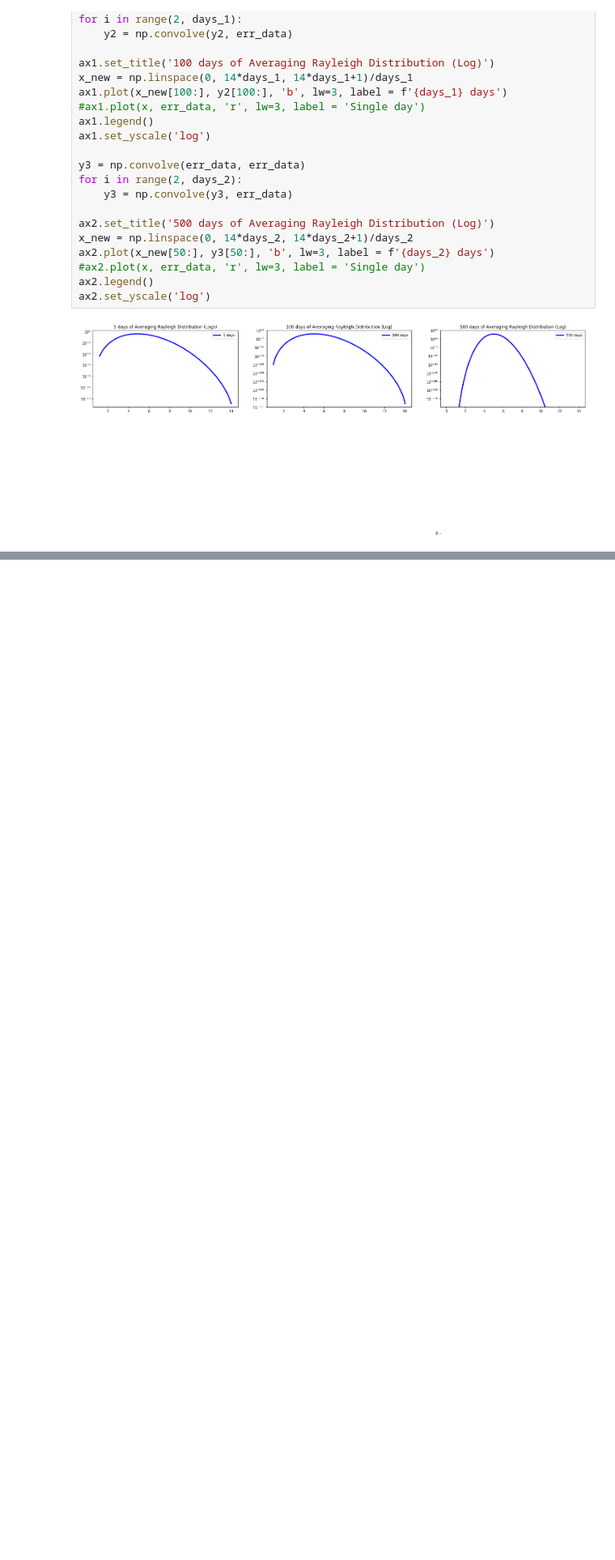
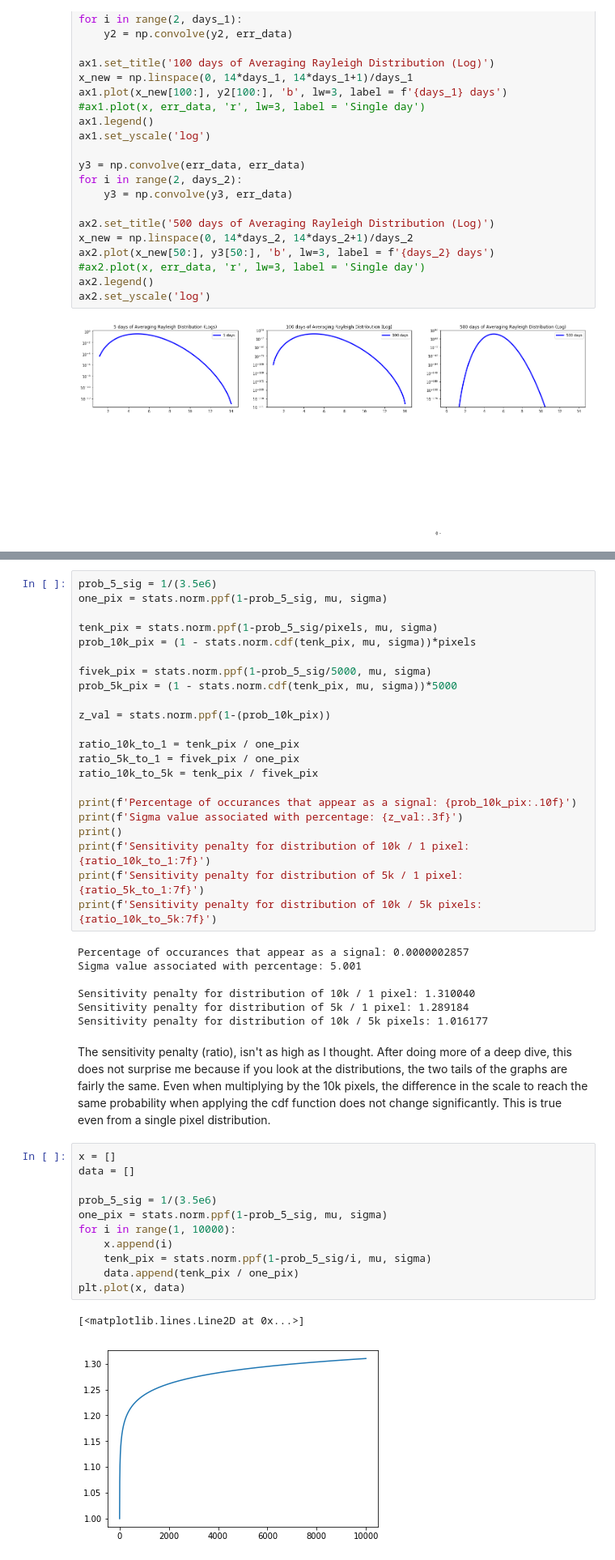
Before and after one commit to MikePhen12/Phys_434_portfolio, a Jupyter notebook: Lab_2.ipynb, the cells around one changed output, grey strips where cells are left out. Shown at 81% size. Saved outputs shown, nothing was run; the diff lists cells and outputs as text; blank space fills up the shorter version.

```diff
--- a/Lab_2.ipynb
+++ b/Lab_2.ipynb
@@ -324,0 +400,45 @@ kljasdkljlka;sjf
+# %%
+prob_5_sig = 1/(3.5e6)
+one_pix = stats.norm.ppf(1-prob_5_sig, mu, sigma)
+
+tenk_pix = stats.norm.ppf(1-prob_5_sig/pixels, mu, sigma)
+prob_10k_pix = (1 - stats.norm.cdf(tenk_pix, mu, sigma))*pixels
+
+fivek_pix = stats.norm.ppf(1-prob_5_sig/5000, mu, sigma)
+prob_5k_pix = (1 - stats.norm.cdf(tenk_pix, mu, sigma))*5000
+
+z_val = stats.norm.ppf(1-(prob_10k_pix))
+
+ratio_10k_to_1 = tenk_pix / one_pix
+ratio_5k_to_1 = fivek_pix / one_pix
+ratio_10k_to_5k = tenk_pix / fivek_pix
+
+print(f'Percentage of occurances that appear as a signal: {prob_10k_pix:.10f}')
+print(f'Sigma value associated with percentage: {z_val:.3f}')
+print()
+print(f'Sensitivity penalty for distribution of 10k / 1 pixel: {ratio_10k_to_1:7f}')
+print(f'Sensitivity penalty for distribution of 5k / 1 pixel: {ratio_5k_to_1:7f}')
+print(f'Sensitivity penalty for distribution of 10k / 5k pixels: {ratio_10k_to_5k:7f}')
+# %% [output]
+Percentage of occurances that appear as a signal: 0.0000002857
+Sigma value associated with percentage: 5.001
+
+Sensitivity penalty for distribution of 10k / 1 pixel: 1.310040
+Sensitivity penalty for distribution of 5k / 1 pixel: 1.289184
+Sensitivity penalty for distribution of 10k / 5k pixels: 1.016177
+# %% [markdown]
+The sensitivity penalty (ratio), isn't as high as I thought. After doing more of a deep dive, this does not surprise me because if you look at the distributions, the two tails of the graphs are fairly the same. Even when multiplying by the 10k pixels, the difference in the scale to reach the same probability when applying the cdf function does not change significantly. This is true even from a single pixel distribution.
+# %%
+x = []
+data = []
+
+prob_5_sig = 1/(3.5e6)
+one_pix = stats.norm.ppf(1-prob_5_sig, mu, sigma)
+for i in range(1, 10000):
+    x.append(i)
+    tenk_pix = stats.norm.ppf(1-prob_5_sig/i, mu, sigma)
+    data.append(tenk_pix / one_pix)
+plt.plot(x, data)
+# %% [output]
+[<matplotlib.lines.Line2D at 0x...>]
+[figure, added]
```
Also changed, not shown: parts of 10 cells of this notebook.
